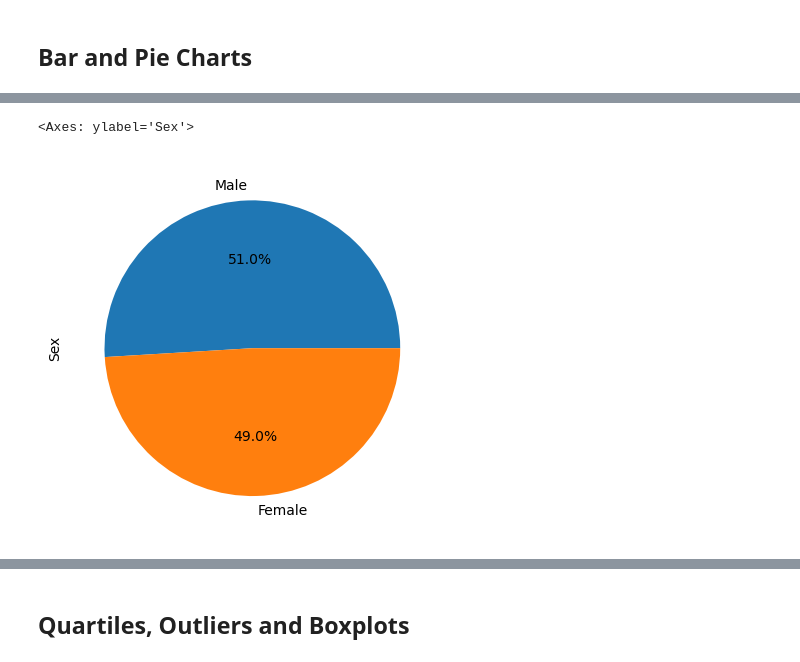
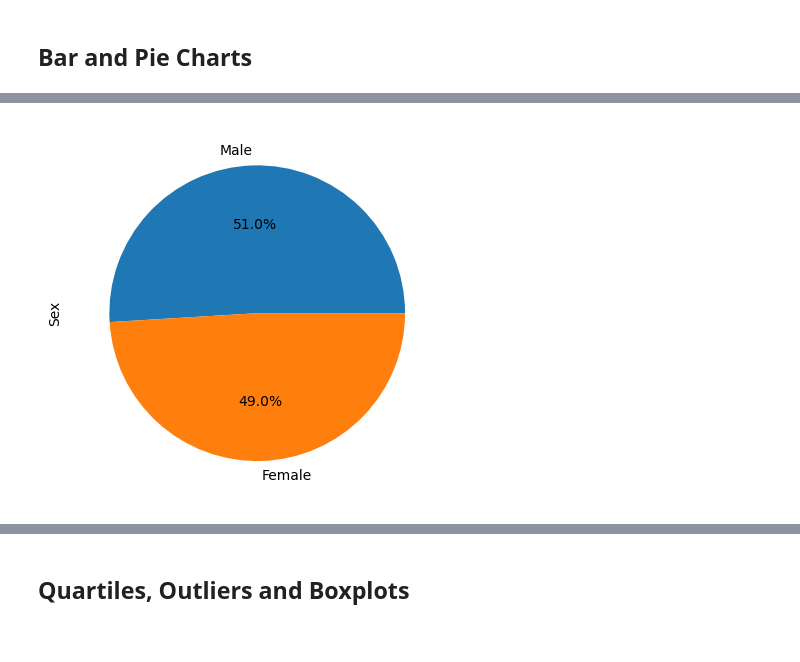
Before and after one commit to Kevin-Lad/matplotlib-challenge, a Jupyter notebook: Pymaceuticals/pymaceuticals_starter.ipynb, the cells around one changed output, grey strips where cells are left out. Saved outputs shown, nothing was run; the diff lists cells and outputs as text; code cells hidden in the pictures.

```diff
--- a/Pymaceuticals/pymaceuticals_starter.ipynb
+++ b/Pymaceuticals/pymaceuticals_starter.ipynb
@@ -195,8 +145,4 @@ plt.show()
 # %%
 # Generate a pie plot showing the distribution of female versus male mice using Pandas
-mouse_sex =  mouse_data_clean.value_counts('Sex')
-
-mouse_sex.plot(kind='pie', ylabel='Sex', autopct='%1.1f%%')
 # %% [output]
-<Axes: ylabel='Sex'>
-[figure, old version]
+[figure, new version]
```
Also changed, not shown: parts of 22 cells of this notebook, 1 other file.
